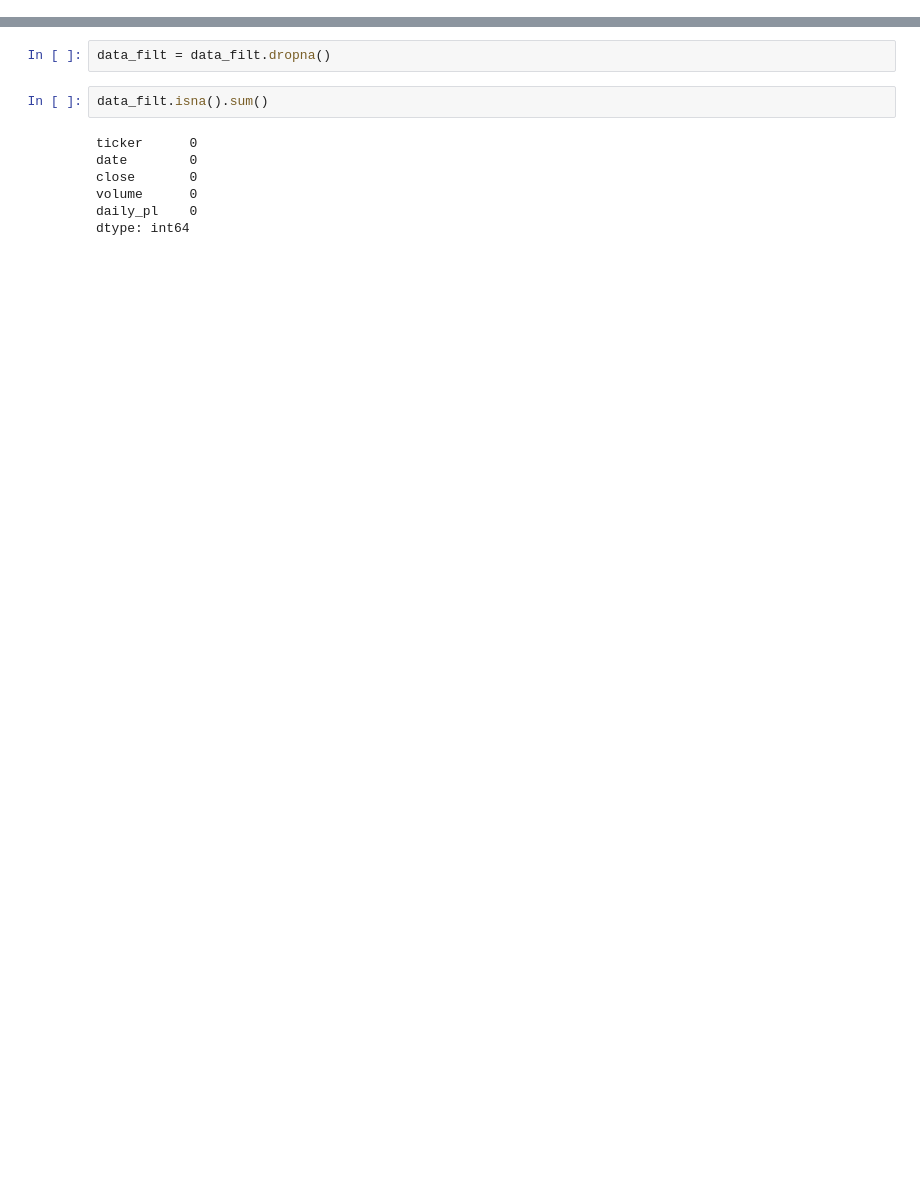
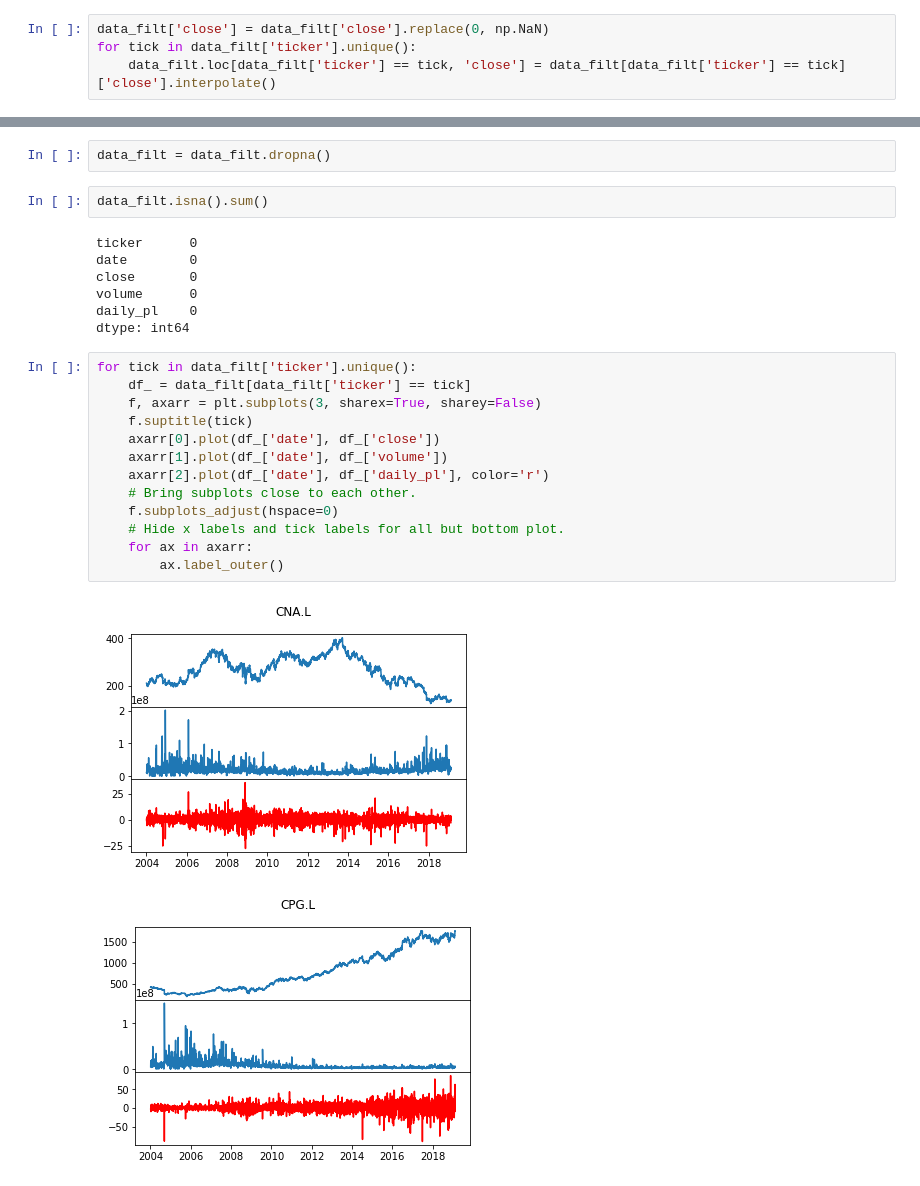
Before and after one commit to esan94/beating_stock_markets, a Jupyter notebook: exploring_data/timeseries_analysis.ipynb, the cells around one changed output, grey strips where cells are left out. Cells and saved outputs as stored; diff of their text form; blank space fills up the shorter version.

Commit message:
addPlots

```diff
--- a/exploring_data/timeseries_analysis.ipynb
+++ b/exploring_data/timeseries_analysis.ipynb
@@ -7,6 +11,10 @@ path_ = '../data/db_bsm_financial.csv'
 data_ = pd.read_csv(path_)
 data_['date'] = pd.to_datetime(data_['date'])
 data_filt = data_[['ticker', 'date', 'close', 'volume']].sort_values(['ticker', 'date'], ascending=[True, True]).reset_index(drop=True)
+# %%
+data_filt['close'] = data_filt['close'].replace(0, np.NaN)
+for tick in data_filt['ticker'].unique():
+    data_filt.loc[data_filt['ticker'] == tick, 'close'] = data_filt[data_filt['ticker'] == tick]['close'].interpolate()
 # %%
 def add_pl(df_, col_id, col_calc_pl):
     for id_ in df_[col_id].unique():
@@ -35,3 +34,19 @@ close       0
 volume      0
 daily_pl    0
 dtype: int64
+# %%
+for tick in data_filt['ticker'].unique():
+    df_ = data_filt[data_filt['ticker'] == tick]
+    f, axarr = plt.subplots(3, sharex=True, sharey=False)
+    f.suptitle(tick)
+    axarr[0].plot(df_['date'], df_['close'])
+    axarr[1].plot(df_['date'], df_['volume'])
+    axarr[2].plot(df_['date'], df_['daily_pl'], color='r')
+    # Bring subplots close to each other.
+    f.subplots_adjust(hspace=0)
+    # Hide x labels and tick labels for all but bottom plot.
+    for ax in axarr:
+        ax.label_outer()
+# %% [output]
+[figure, added]
+[figure, added]
```
Also changed, not shown: parts of 3 cells of this notebook.
